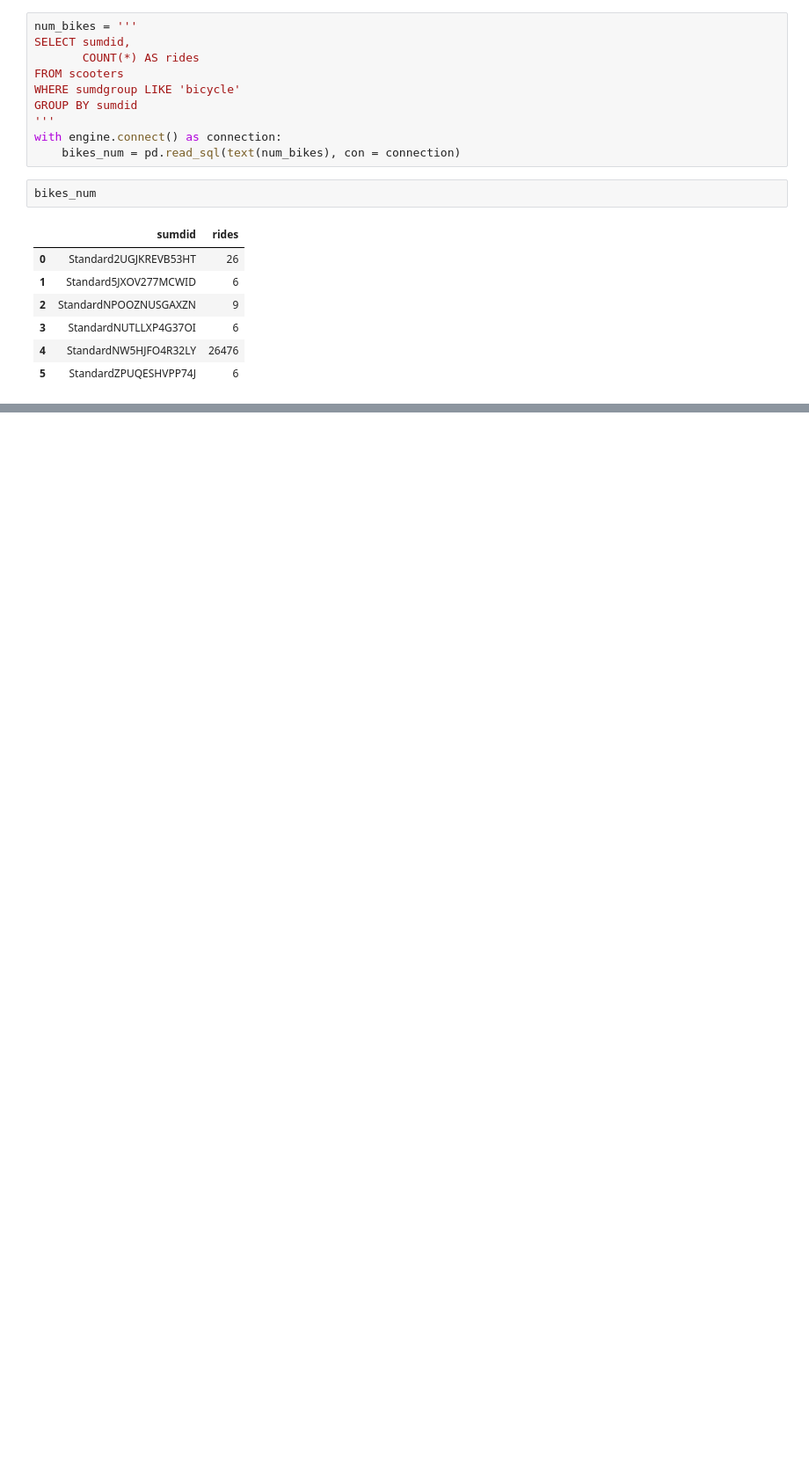
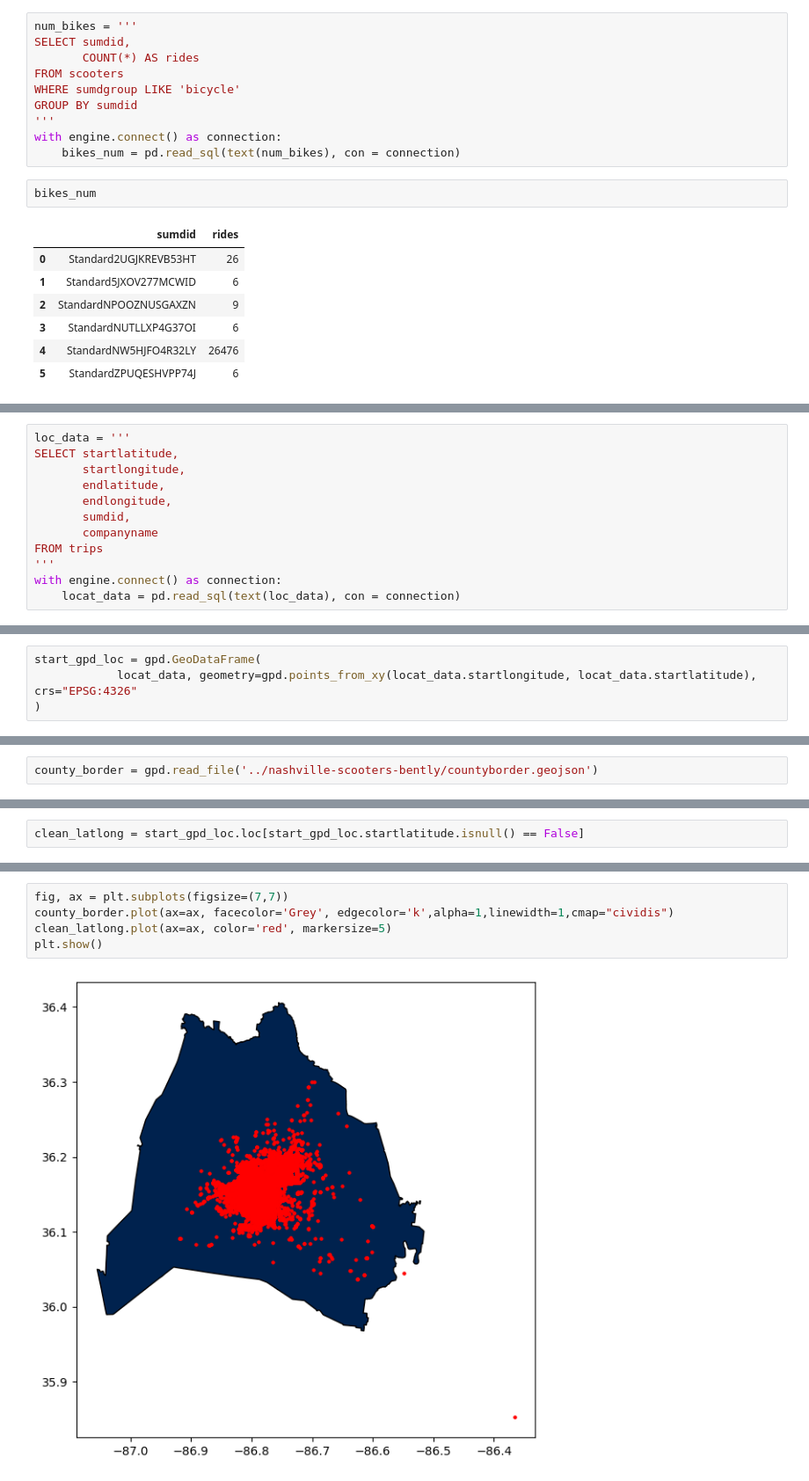
Before and after one commit to NSS-Full-Time-Data-Analytics-11/nashville-scooters-bently, a Jupyter notebook: Untitled.ipynb, the cells around one changed output, grey strips where cells are left out. Shown at 88% size. Drawn from its saved outputs; the diff is of its cells as text; blank space fills up the shorter version.

```diff
--- a/Untitled.ipynb
+++ b/Untitled.ipynb
@@ -225,0 +269,12 @@ bikes_num
+# %%
+loc_data = '''
+SELECT startlatitude,
+       startlongitude,
+       endlatitude,
+       endlongitude,
+       sumdid,
+       companyname
+FROM trips
+'''
+with engine.connect() as connection:
+    locat_data = pd.read_sql(text(loc_data), con = connection)
@@ -225,0 +324,4 @@ bikes_num
+# %%
+start_gpd_loc = gpd.GeoDataFrame(
+            locat_data, geometry=gpd.points_from_xy(locat_data.startlongitude, locat_data.startlatitude), crs="EPSG:4326"
+)
@@ -225,0 +364,2 @@ bikes_num
+# %%
+county_border = gpd.read_file('../nashville-scooters-bently/countyborder.geojson')
@@ -225,0 +375,2 @@ bikes_num
+# %%
+clean_latlong = start_gpd_loc.loc[start_gpd_loc.startlatitude.isnull() == False]
@@ -225,0 +462,7 @@ bikes_num
+# %%
+fig, ax = plt.subplots(figsize=(7,7))
+county_border.plot(ax=ax, facecolor='Grey', edgecolor='k',alpha=1,linewidth=1,cmap="cividis")
+clean_latlong.plot(ax=ax, color='red', markersize=5)
+plt.show()
+# %% [output]
+[figure, added]
```
Also changed, not shown: parts of 33 cells of this notebook.
